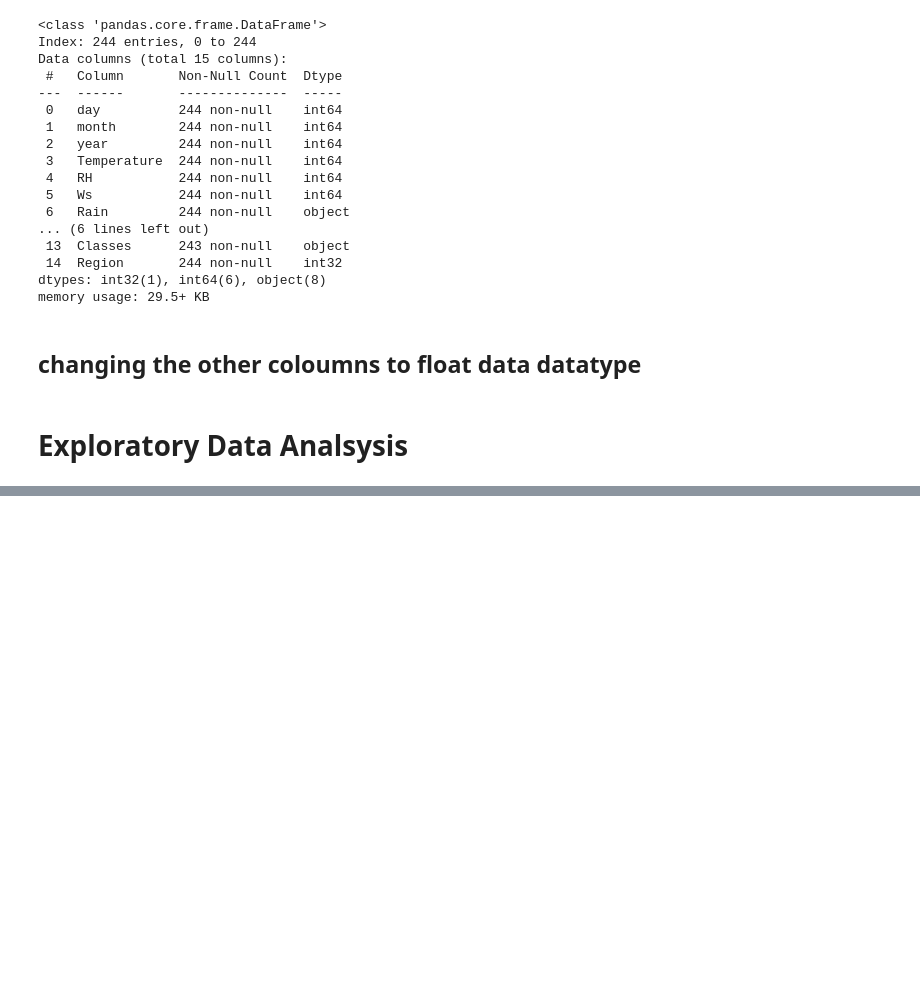
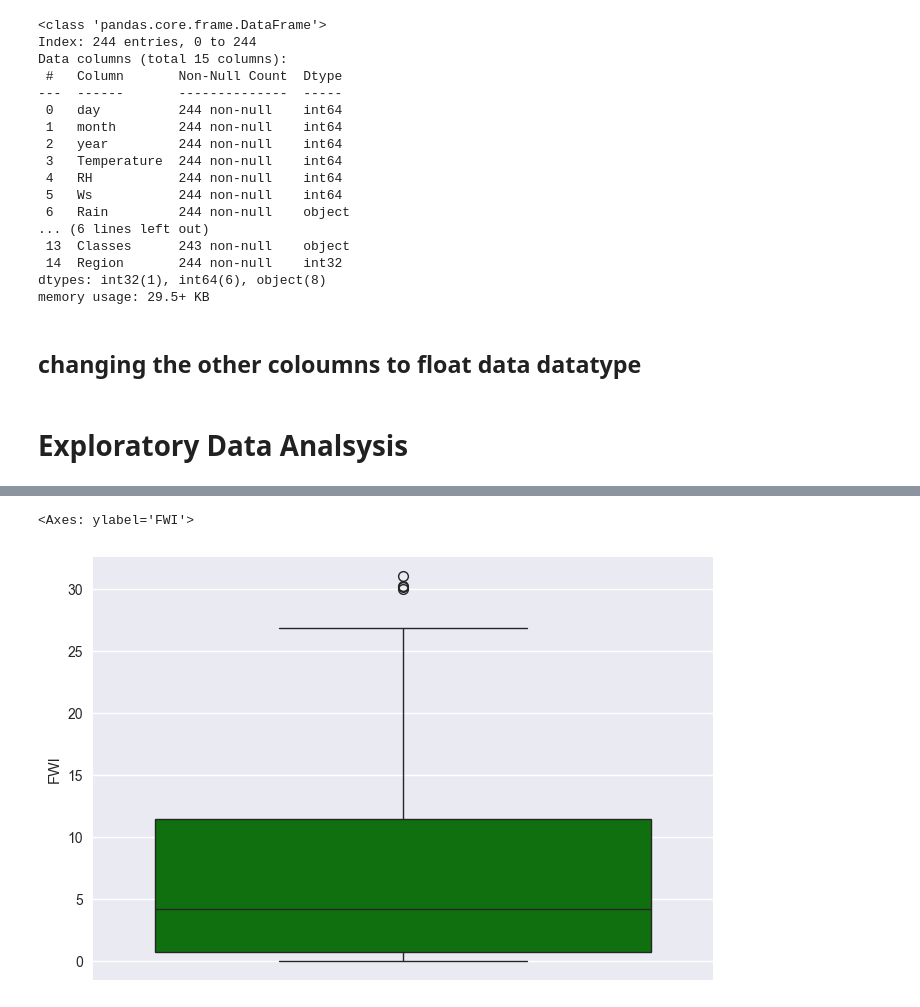
Before and after one commit to suyashmudgal/Machine__Learning, a Jupyter notebook: ML_algo_with_pratice/Regression_project.ipynb, the cells around one changed output, grey strips where cells are left out. Cells and saved outputs as stored; diff of their text form; code cells hidden in the pictures; blank space fills up the shorter version.

```diff
--- a/ML_algo_with_pratice/Regression_project.ipynb
+++ b/ML_algo_with_pratice/Regression_project.ipynb
@@ -234,0 +327,5 @@ df[i] = df[i].str.replace(" ", "").astype(float)
+# %%
+sns.boxplot(df["FWI"],color='green')
+# %% [output]
+<Axes: ylabel='FWI'>
+[figure, added]
```
Also changed, not shown: parts of 19 cells of this notebook, 1 other file.
